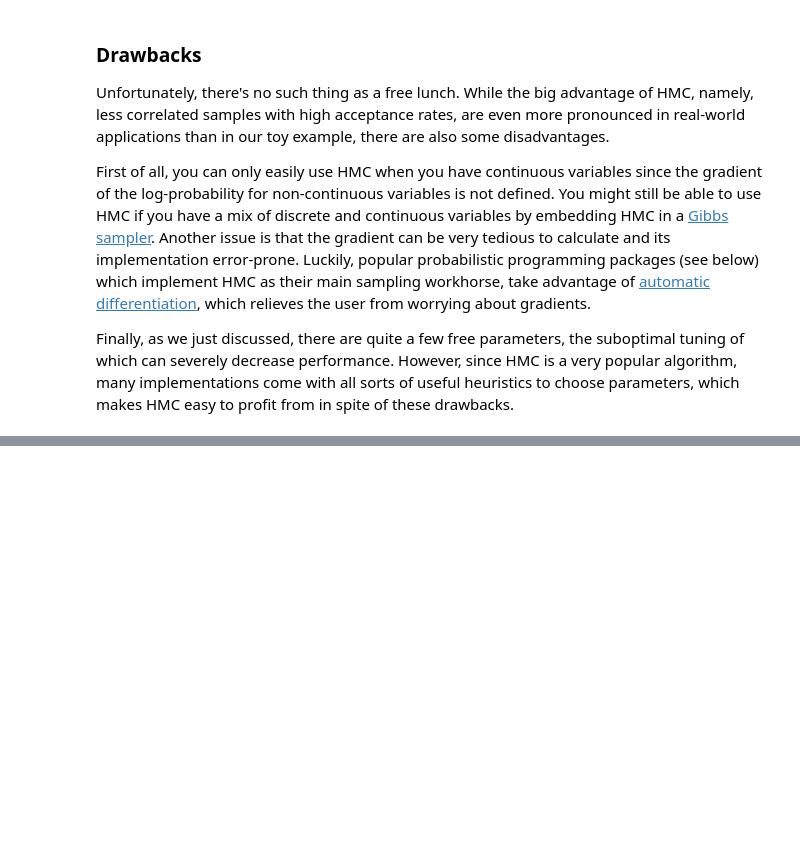
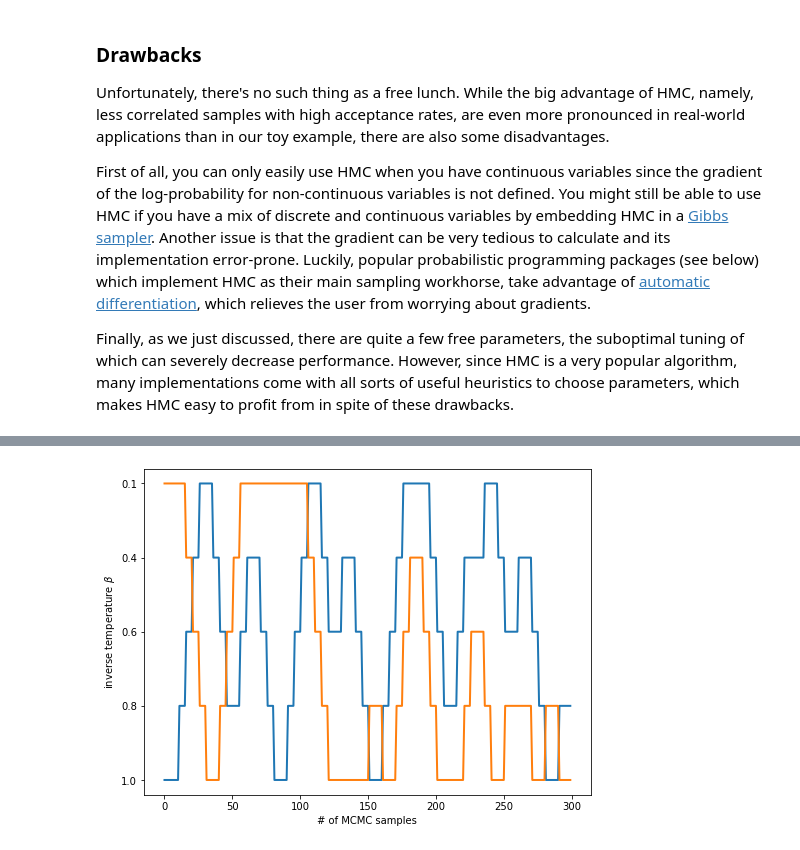
Before and after one commit to tweag/blog-resources, a Jupyter notebook: mcmc-intro/mcmc_introduction.ipynb, the cells around one changed output, grey strips where cells are left out. Cells and saved outputs as stored; diff of their text form; code cells hidden in the pictures; blank space fills up the shorter version.

```diff
--- a/mcmc-intro/mcmc_introduction.ipynb
+++ b/mcmc-intro/mcmc_introduction.ipynb
@@ -1022,0 +1287,51 @@ Whether you now decide to take a deep dive into HMC or you're just content to ha
+# %%
+# Detect swaps. This method works only under the assumption that
+# when performing local MCMC moves, starting from two different
+# initial states, you cannot end up with the same state
+swaps = {}
+# for each pair of chains...
+for i in range(len(chains) - 1):
+    # shift one chain by one state to the left.
+    # Where states from both chains match up, a successful exchange
+    # was performed
+    matches = np.where(chains[i, :-1] == chains[i+1, 1:])[0]
+    if len(matches) > 0:
+        swaps[i] = matches
+
+
+# Reconstruct trajectories of single states through the temperature
+# ladder
+def reconstruct_trajectory(start_index, chains):
+    res = []
+    current_ens = start_index
+    for i in range(len(chains)):
+        res.append(current_ens)
+        if i in swaps:
+            if current_ens in swaps[i]:
+                current_ens += 1
+            elif current_ens in swaps[i] + 1:
+                current_ens -= 1
+
+    return np.array(res)
+
+
+def plot_state_trajectories(trajectories, ax, max_samples=300):
+    for trajectory in trajectories:
+        ax.plot(-trajectory[:max_samples] - 1, lw=2)
+    ax.set_xlabel("# of MCMC samples")
+    ax.set_ylabel(r"inverse temperature $\beta$")
+    # make order of temperatures appear as above - whatever it takes...
+    ax.set_yticks(range(-len(temperatures), 0))
+    ax.set_yticklabels(temperatures[::-1])
+
+
+# which states to follow
+start_state_indices = (4, 0)
+
+fig, ax = plt.subplots(figsize=(8, 6))
+trajectories = np.array([reconstruct_trajectory(i, chains)
+                         for i in start_state_indices])
+plot_state_trajectories(trajectories, ax)
+plt.show()
+# %% [output]
+[figure, added]
```
Also changed, not shown: parts of 27 cells of this notebook.
